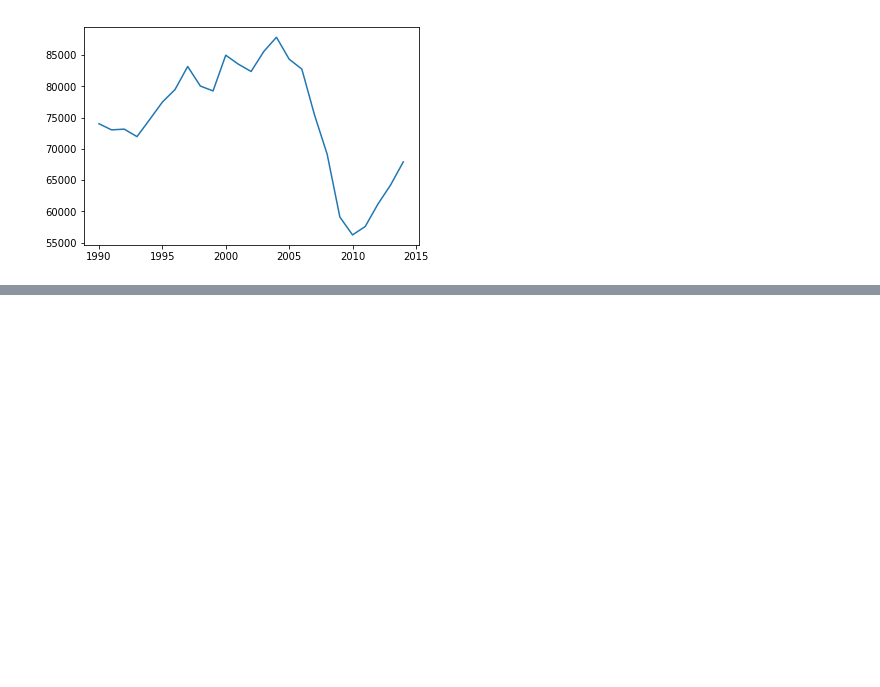
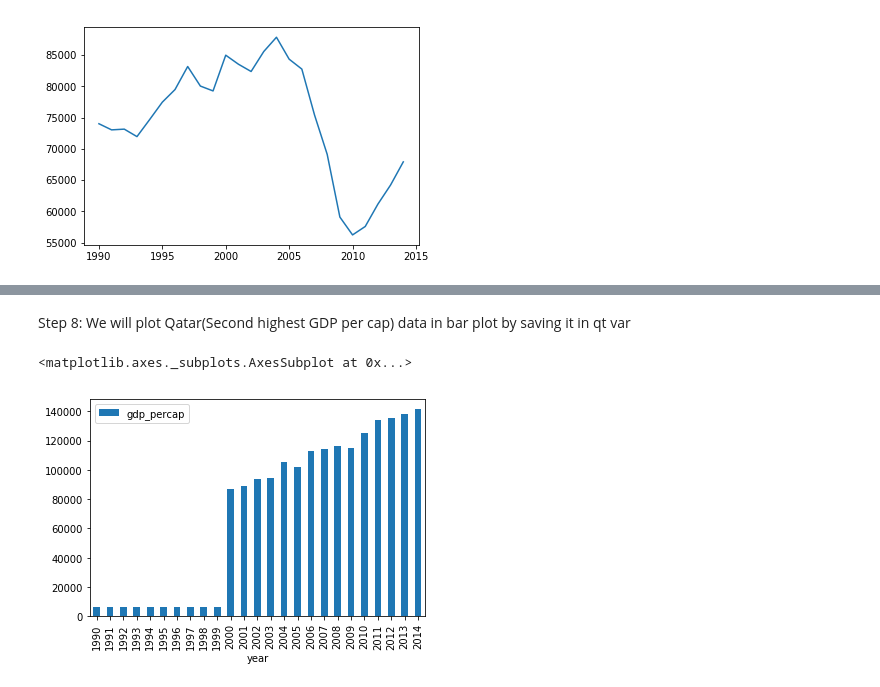
Before and after one commit to lohitpant/DataScienceProjects, a Jupyter notebook: Highest_GDP_per_Capita/Highest_GDP_per_capita.ipynb, the cells around one changed output, grey strips where cells are left out. Saved outputs shown, nothing was run; the diff lists cells and outputs as text; code cells hidden in the pictures; blank space fills up the shorter version.

```diff
--- a/Highest_GDP_per_Capita/Highest_GDP_per_capita.ipynb
+++ b/Highest_GDP_per_Capita/Highest_GDP_per_capita.ipynb
@@ -101,0 +109,8 @@ axis=set_ylabel='GDP Per Capita'
+# %% [markdown]
+Step 8: We will plot Qatar(Second highest GDP per cap) data in bar plot by saving it in qt var
+# %%
+qt=data[data['country']=='Qatar'].sort_values('year')
+qt.plot.bar(x='year',y='gdp_percap')
+# %% [output]
+<matplotlib.axes._subplots.AxesSubplot at 0x...>
+[figure, added]
```
Also changed, not shown: parts of 5 cells of this notebook.
